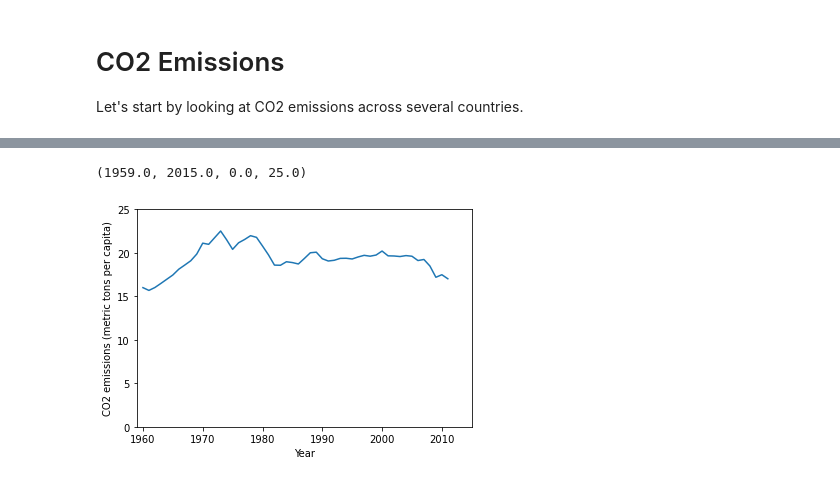
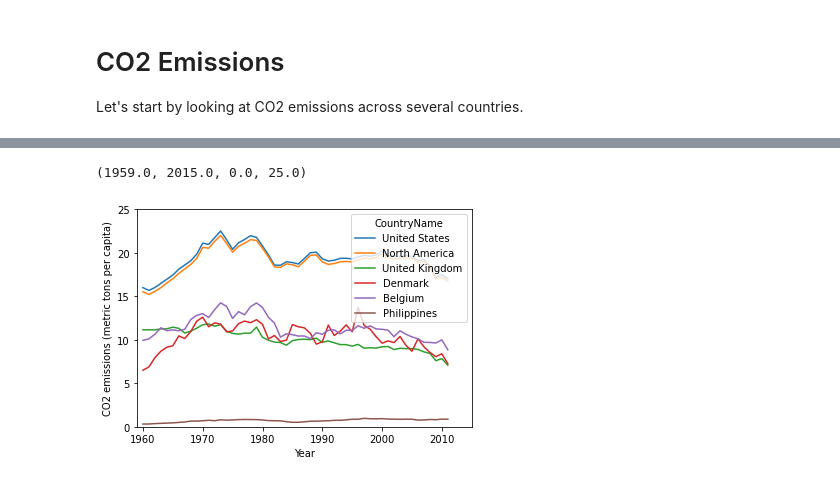
Before and after one commit to data-sandbox/world-development-indicators, a Jupyter notebook: world_development_indicators_exploration.ipynb, the cells around one changed output, grey strips where cells are left out. Cells and saved outputs as stored; diff of their text form; code cells hidden in the pictures.

Commit message:
add multiple countries to co2 emissions plot

```diff
--- a/world_development_indicators_exploration.ipynb
+++ b/world_development_indicators_exploration.ipynb
@@ -87,5 +87,6 @@ Zimbabwe
 Let's start by looking at CO2 emissions across several countries.
 # %%
 indicator = 'CO2 emissions \(metric' # \ needed to classify ( as part of the string
-#countries = ['United States', 'Denmark', 'Belgium']
-country = 'United States'
+# list of countries
+countries = ['United States', 'North America', 'United Kingdom', 'Denmark', 'Belgium', 'Philippines']
+#country = 'Belgium'
@@ -98,0 +93,14 @@ subset = data[mask1 & mask2]
+# %%
+# initialize dataframe to store CO2 emission data
+co2_emissions_df = pd.DataFrame()
+
+# boolean mask for indicator of interest
+mask1 = data['IndicatorName'].str.contains(indicator)
+
+for country in countries:
+    # boolean mask for country of interest
+    mask2 = data['CountryName'].str.contains(country)
+    data_subset = data[mask1 & mask2]
+    # concatenate dataframe with each country's data
+    co2_emissions_df = pd.concat([co2_emissions_df, data_subset],
+                                   ignore_index=True, sort=False)
@@ -108,10 +133,10 @@ subset.head()
 # %%
 # seaborn version
 plt.figure()
-sns.lineplot(data=subset, x='Year', y='Value')
+sns.lineplot(data=co2_emissions_df, x='Year', y='Value', hue='CountryName')
 plt.xlabel('Year')
-plt.ylabel(subset['IndicatorName'].iloc[0])
+plt.ylabel(co2_emissions_df['IndicatorName'].iloc[0])
 plt.axis([1959, 2015, 0, 25])
 # %% [output]
 (1959.0, 2015.0, 0.0, 25.0)
-[figure, old version]
+[figure, new version]
```
Also changed, not shown: parts of 4 cells of this notebook.
